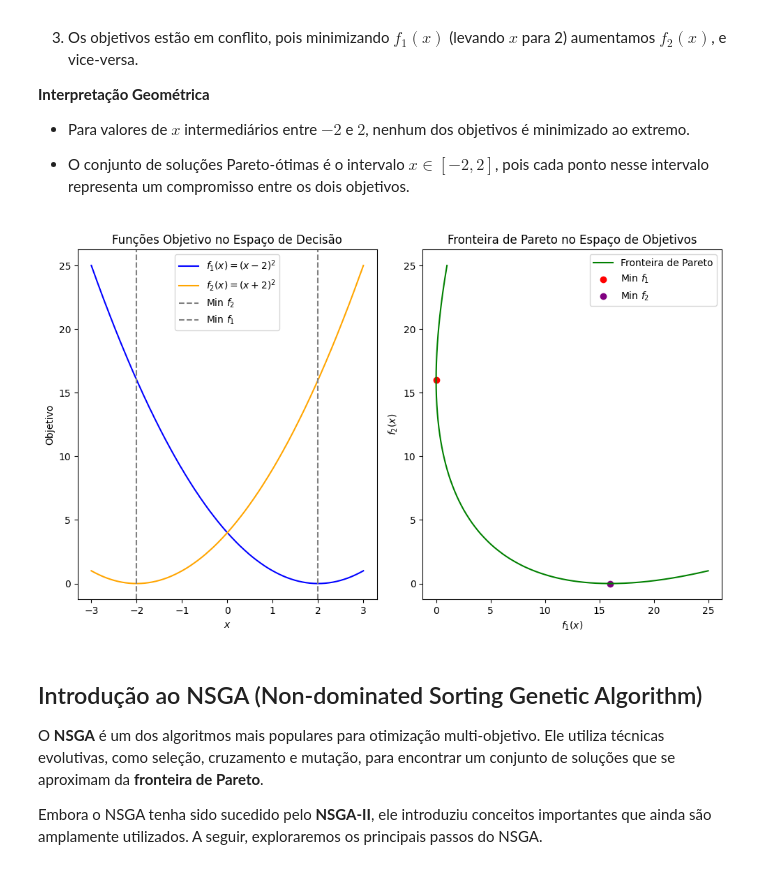
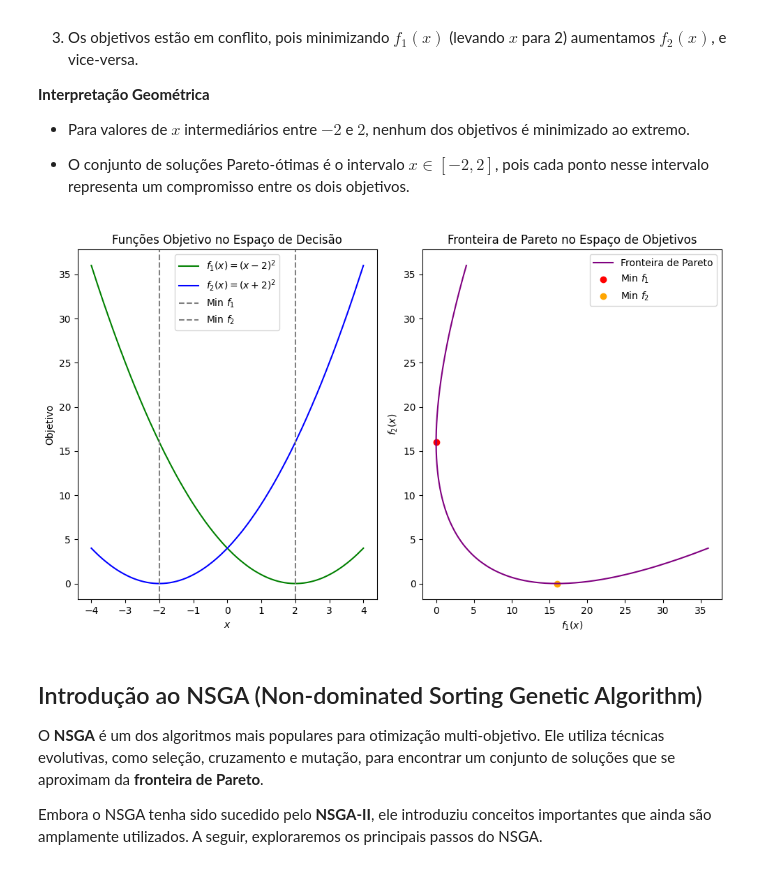
Before and after one commit to JunioCesarFerreira/NSGA-Studies, a Jupyter notebook: notebooks/nsga-initial-study.ipynb, the cells around one changed output. Drawn from its saved outputs; the diff is of its cells as text; code cells hidden in the pictures.

```diff
--- a/notebooks/nsga-initial-study.ipynb
+++ b/notebooks/nsga-initial-study.ipynb
@@ -45,41 +45,41 @@ def f1(x):
     return (x - 2)**2
 
 def f2(x):
     return (x + 2)**2
 
 # Valores de x
-x = np.linspace(-3, 3, 500)
+x = np.linspace(-4, 4, 500)
 f1_vals = f1(x)
 f2_vals = f2(x)
 
 # Plotando os gráficos
 plt.figure(figsize=(10, 6))
 
 # Curva de Pareto no espaço de decisão (x)
 plt.subplot(1, 2, 1)
-plt.plot(x, f1_vals, label='$f_1(x) = (x-2)^2$', color='blue')
-plt.plot(x, f2_vals, label='$f_2(x) = (x+2)^2$', color='orange')
-plt.axvline(-2, linestyle='--', color='gray', label='Min $f_2$')
-plt.axvline(2, linestyle='--', color='gray', label='Min $f_1$')
+plt.plot(x, f1_vals, label='$f_1(x) = (x-2)^2$', color='green')
+plt.plot(x, f2_vals, label='$f_2(x) = (x+2)^2$', color='blue')
+plt.axvline(-2, linestyle='--', color='gray', label='Min $f_1$')
+plt.axvline(2, linestyle='--', color='gray', label='Min $f_2$')
 plt.title("Funções Objetivo no Espaço de Decisão")
 plt.xlabel("$x$")
 plt.ylabel("Objetivo")
 plt.legend()
 
 # Fronteira de Pareto no espaço de objetivos
 plt.subplot(1, 2, 2)
-plt.plot(f1_vals, f2_vals, label="Fronteira de Pareto", color='green')
+plt.plot(f1_vals, f2_vals, label="Fronteira de Pareto", color='purple')
 plt.scatter(f1(2), f2(2), color='red', label='Min $f_1$')
-plt.scatter(f1(-2), f2(-2), color='purple', label='Min $f_2$')
+plt.scatter(f1(-2), f2(-2), color='orange', label='Min $f_2$')
 plt.title("Fronteira de Pareto no Espaço de Objetivos")
 plt.xlabel("$f_1(x)$")
 plt.ylabel("$f_2(x)$")
 plt.legend()
 
 plt.tight_layout()
 plt.show()
 # %% [output]
-[figure, old version]
+[figure, new version]
 # %% [markdown]
 ## Introdução ao NSGA (Non-dominated Sorting Genetic Algorithm)
 
```
Also changed, not shown: parts of 20 cells of this notebook.
